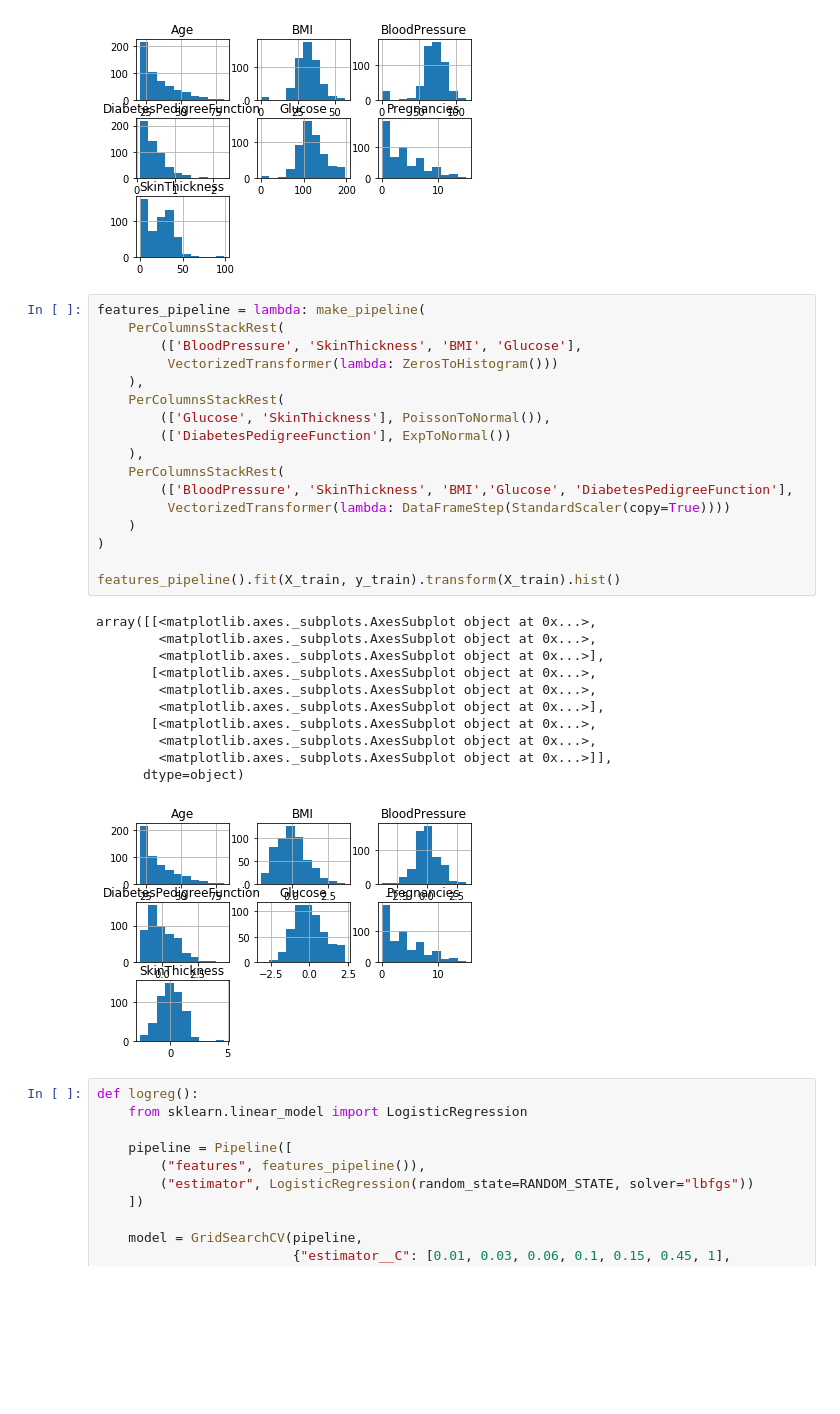
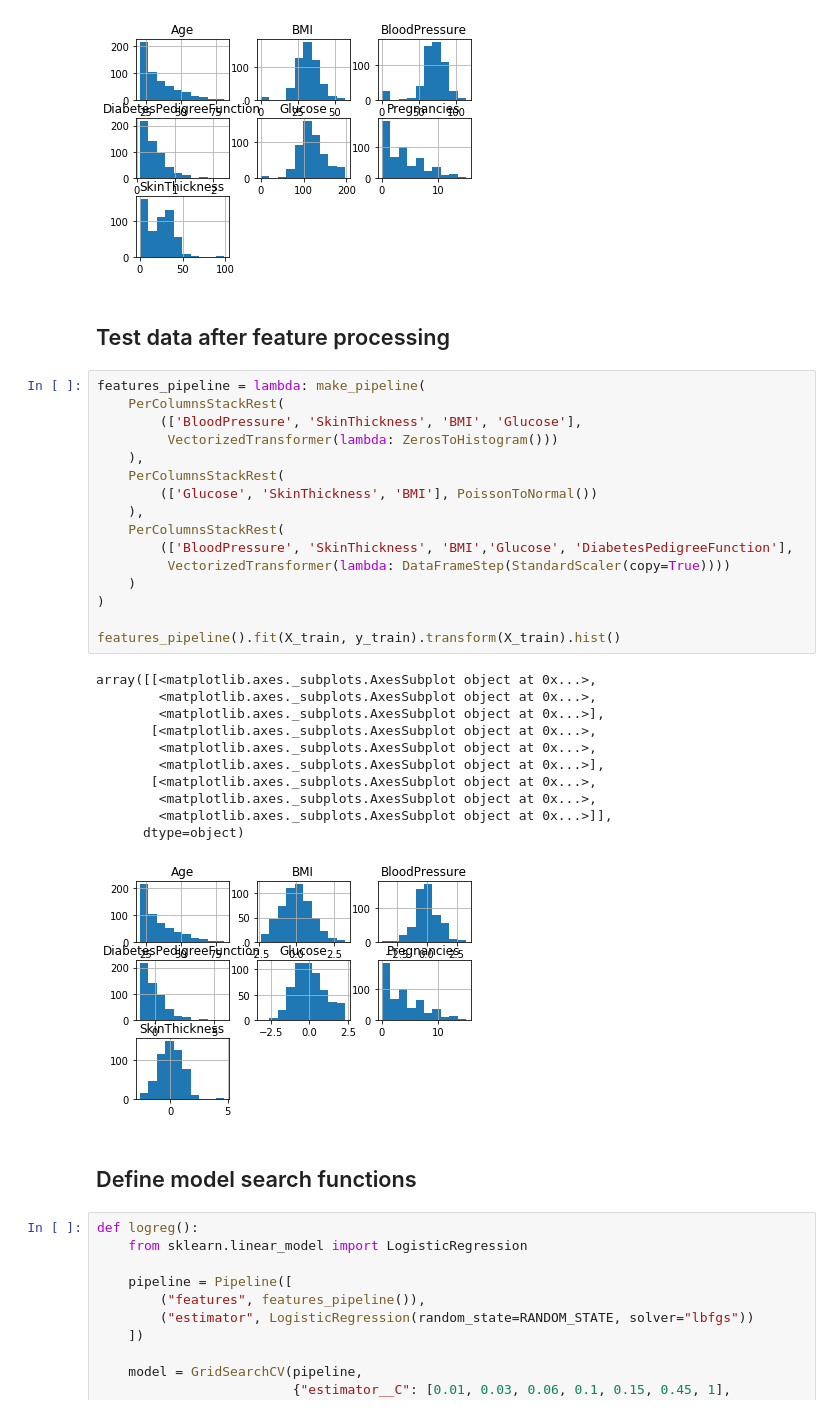
Before and after one commit to vindex10/pima_ml_train, a Jupyter notebook: PIMA.ipynb, the cells around one changed output. Drawn from its saved outputs; the diff is of its cells as text; blank space fills up the shorter version.

Commit message:
add descriptions. remove normalization of exponentially distributed data

```diff
--- a/PIMA.ipynb
+++ b/PIMA.ipynb
@@ -197,35 +200,38 @@ array([[<matplotlib.axes._subplots.AxesSubplot object at 0x...>,
         <matplotlib.axes._subplots.AxesSubplot object at 0x...>]],
       dtype=object)
 [figure]
+# %% [markdown]
+## Test data after feature processing
 # %%
 features_pipeline = lambda: make_pipeline(
     PerColumnsStackRest(
         (['BloodPressure', 'SkinThickness', 'BMI', 'Glucose'],
          VectorizedTransformer(lambda: ZerosToHistogram()))
     ),
     PerColumnsStackRest(
-        (['Glucose', 'SkinThickness'], PoissonToNormal()),
-        (['DiabetesPedigreeFunction'], ExpToNormal())
+        (['Glucose', 'SkinThickness', 'BMI'], PoissonToNormal())
     ),
     PerColumnsStackRest(
         (['BloodPressure', 'SkinThickness', 'BMI','Glucose', 'DiabetesPedigreeFunction'],
          VectorizedTransformer(lambda: DataFrameStep(StandardScaler(copy=True))))
     )
 )
 
 features_pipeline().fit(X_train, y_train).transform(X_train).hist()
 # %% [output]
 array([[<matplotlib.axes._subplots.AxesSubplot object at 0x...>,
         <matplotlib.axes._subplots.AxesSubplot object at 0x...>,
         <matplotlib.axes._subplots.AxesSubplot object at 0x...>],
        [<matplotlib.axes._subplots.AxesSubplot object at 0x...>,
         <matplotlib.axes._subplots.AxesSubplot object at 0x...>,
         <matplotlib.axes._subplots.AxesSubplot object at 0x...>],
        [<matplotlib.axes._subplots.AxesSubplot object at 0x...>,
         <matplotlib.axes._subplots.AxesSubplot object at 0x...>,
         <matplotlib.axes._subplots.AxesSubplot object at 0x...>]],
       dtype=object)
-[figure, old version]
+[figure, new version]
+# %% [markdown]
+## Define model search functions
 # %%
 def logreg():
     from sklearn.linear_model import LogisticRegression
```
Also changed, not shown: parts of 7 cells of this notebook, 1 other file.
